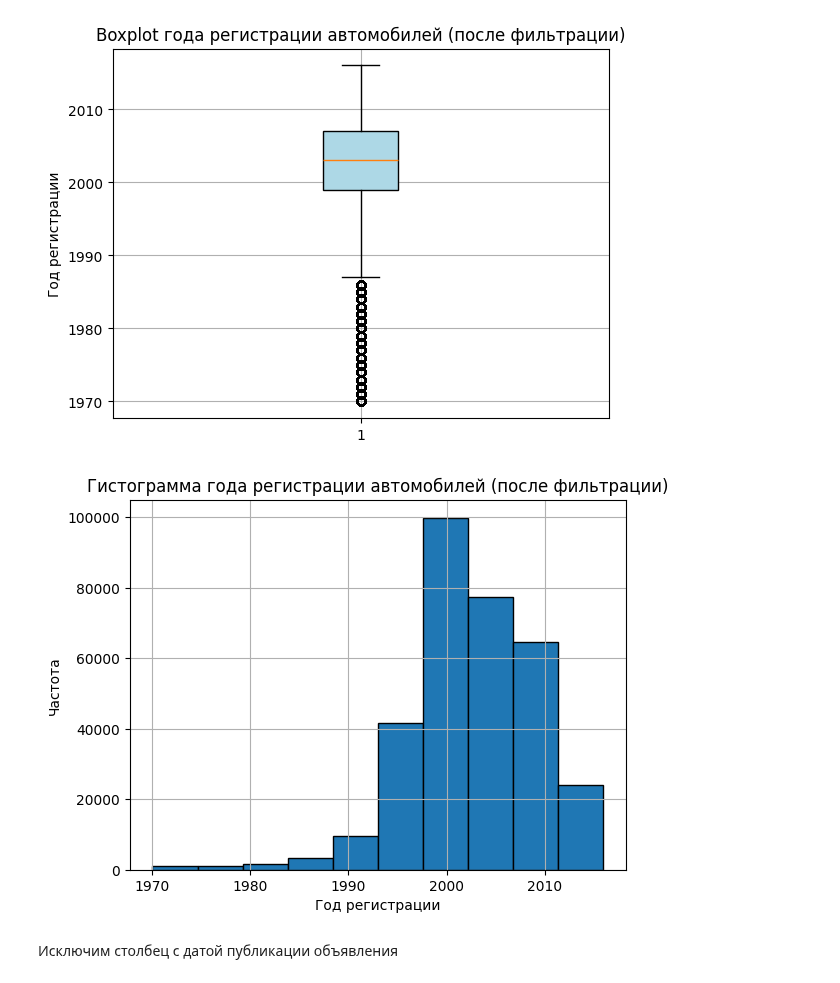
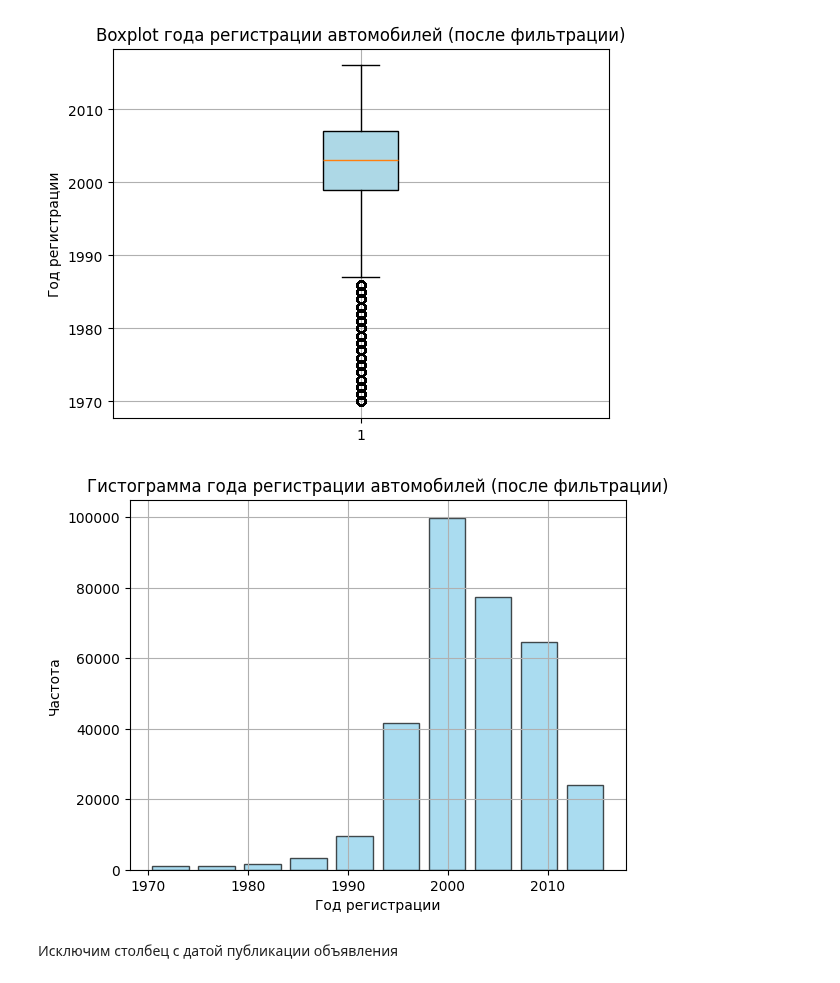
Before and after one commit to samurai921/task_sklearn, a Jupyter notebook: task_2/task_2.ipynb, the cells around one changed output. Cells and saved outputs as stored; diff of their text form; code cells hidden in the pictures.

```diff
--- a/task_2/task_2.ipynb
+++ b/task_2/task_2.ipynb
@@ -277,14 +309,24 @@ plt.show()
 [figure]
 # %%
 # Гистограмма
-plt.hist(df['registration_year'], bins=10, edgecolor='black')
+plt.hist(df['registration_year'],
+         bins=10,
+         edgecolor='black',
+         color='skyblue',
+         alpha=0.7,
+         cumulative=False,
+         rwidth=0.8,
+         histtype='bar',
+         align='mid'
+         )
+
 plt.grid()
 plt.title('Гистограмма года регистрации автомобилей (после фильтрации)')
 plt.xlabel('Год регистрации')
 plt.ylabel('Частота')
 plt.show()
 # %% [output]
-[figure, old version]
+[figure, new version]
 # %% [markdown]
 Исключим столбец с датой публикации объявления
 # %%
```
Also changed, not shown: parts of 28 cells of this notebook.
